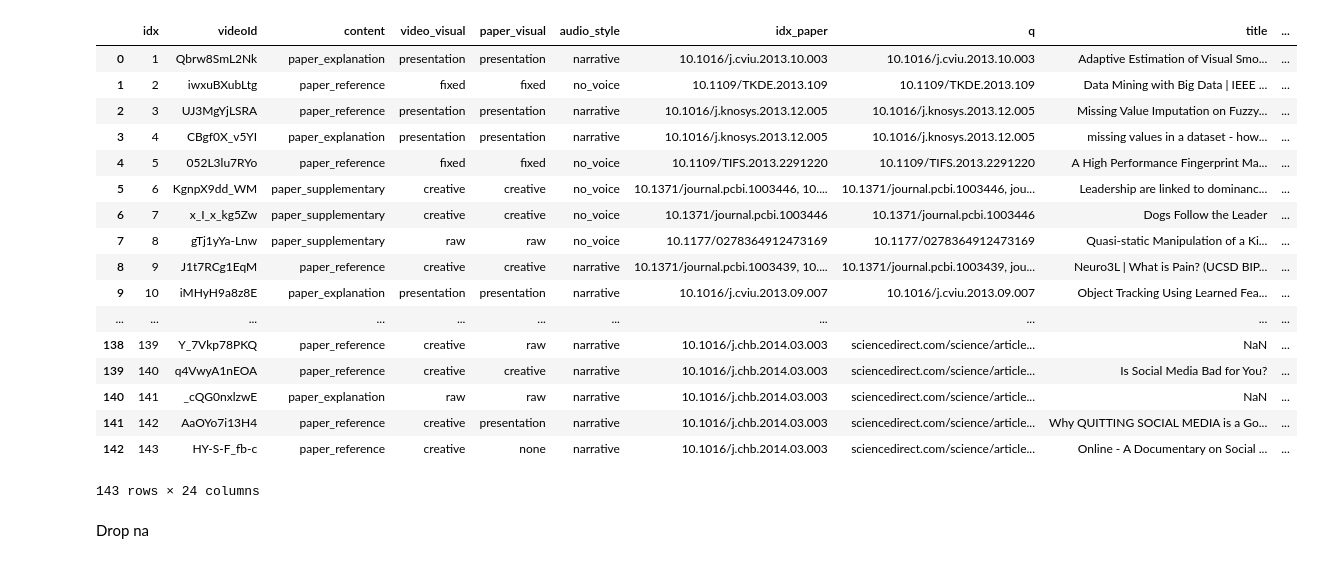
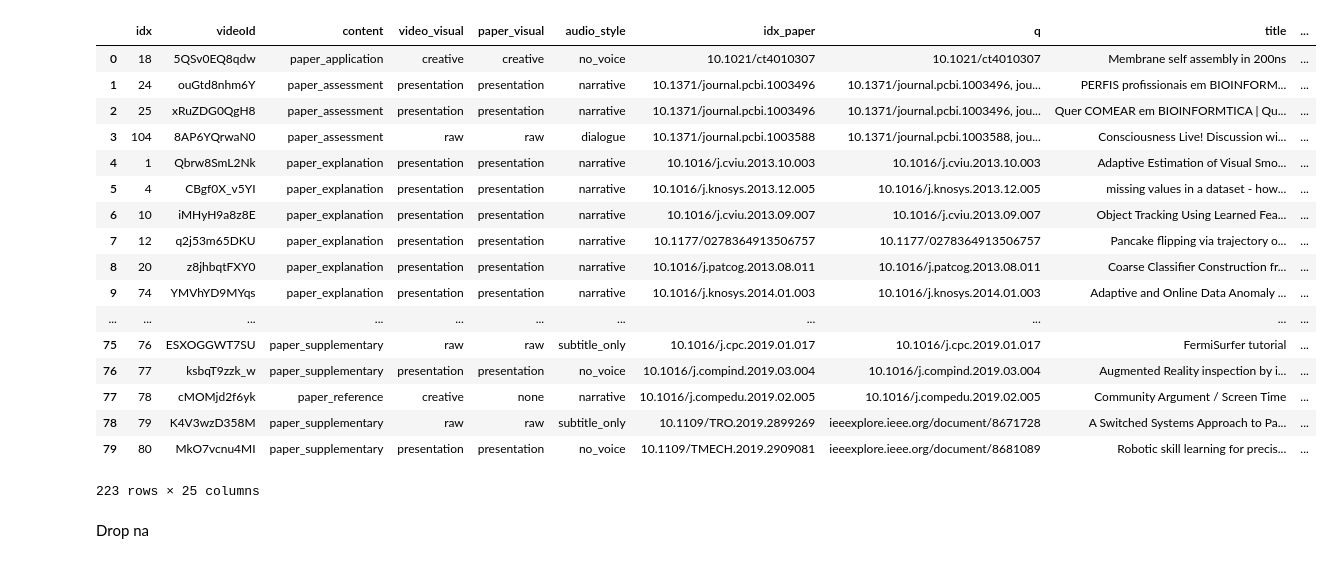
Before and after one commit to Hweemyoung/mastersdegree, a Jupyter notebook: ytcrawl/customs/200805.ipynb, the cells around one changed output. Cells and saved outputs as stored; diff of their text form; code cells hidden in the pictures.

```diff
--- a/ytcrawl/customs/200805.ipynb
+++ b/ytcrawl/customs/200805.ipynb
@@ -16,24 +17,25 @@ data_raw = pd.read_csv("/home/hweem/git/mastersdegree/ytcrawl/customs/scopus/sco
-# %%
-data_raw
-# %% [output]
-|  | idx | videoId | content | video_visual | paper_visual | audio_style | idx_paper | q | title | ... |
-| 0 | 1 | Qbrw8SmL2Nk | paper_explanation | presentation | presentation | narrative | 10.1016/j.cviu.2013.10.003 | 10.1016/j.cviu.2013.10.003 | Adaptive Estimation of Visual Smo... | ... |
-| 1 | 2 | iwxuBXubLtg | paper_reference | fixed | fixed | no_voice | 10.1109/TKDE.2013.109 | 10.1109/TKDE.2013.109 | Data Mining with Big Data | IEEE ... | ... |
-| 2 | 3 | UJ3MgYjLSRA | paper_reference | presentation | presentation | narrative | 10.1016/j.knosys.2013.12.005 | 10.1016/j.knosys.2013.12.005 | Missing Value Imputation on Fuzzy... | ... |
-| 3 | 4 | CBgf0X_v5YI | paper_explanation | presentation | presentation | narrative | 10.1016/j.knosys.2013.12.005 | 10.1016/j.knosys.2013.12.005 | missing values in a dataset - how... | ... |
-| 4 | 5 | 052L3lu7RYo | paper_reference | fixed | fixed | no_voice | 10.1109/TIFS.2013.2291220 | 10.1109/TIFS.2013.2291220 | A High Performance Fingerprint Ma... | ... |
-| 5 | 6 | KgnpX9dd_WM | paper_supplementary | creative | creative | no_voice | 10.1371/journal.pcbi.1003446, 10.... | 10.1371/journal.pcbi.1003446, jou... | Leadership are linked to dominanc... | ... |
-| 6 | 7 | x_I_x_kg5Zw | paper_supplementary | creative | creative | no_voice | 10.1371/journal.pcbi.1003446 | 10.1371/journal.pcbi.1003446 | Dogs Follow the Leader | ... |
-| 7 | 8 | gTj1yYa-Lnw | paper_supplementary | raw | raw | no_voice | 10.1177/0278364912473169 | 10.1177/0278364912473169 | Quasi-static Manipulation of a Ki... | ... |
-| 8 | 9 | J1t7RCg1EqM | paper_reference | creative | creative | narrative | 10.1371/journal.pcbi.1003439, 10.... | 10.1371/journal.pcbi.1003439, jou... | Neuro3L | What is Pain? (UCSD BIP... | ... |
-| 9 | 10 | iMHyH9a8z8E | paper_explanation | presentation | presentation | narrative | 10.1016/j.cviu.2013.09.007 | 10.1016/j.cviu.2013.09.007 | Object Tracking Using Learned Fea... | ... |
-| ... | ... | ... | ... | ... | ... | ... | ... | ... | ... | ... |
-| 138 | 139 | Y_7Vkp78PKQ | paper_reference | creative | raw | narrative | 10.1016/j.chb.2014.03.003 | sciencedirect.com/science/article... | NaN | ... |
-| 139 | 140 | q4VwyA1nEOA | paper_reference | creative | creative | narrative | 10.1016/j.chb.2014.03.003 | sciencedirect.com/science/article... | Is Social Media Bad for You? | ... |
-| 140 | 141 | _cQG0nxlzwE | paper_explanation | raw | raw | narrative | 10.1016/j.chb.2014.03.003 | sciencedirect.com/science/article... | NaN | ... |
-| 141 | 142 | AaOYo7i13H4 | paper_reference | creative | presentation | narrative | 10.1016/j.chb.2014.03.003 | sciencedirect.com/science/article... | Why QUITTING SOCIAL MEDIA is a Go... | ... |
-| 142 | 143 | HY-S-F_fb-c | paper_reference | creative | none | narrative | 10.1016/j.chb.2014.03.003 | sciencedirect.com/science/article... | Online - A Documentary on Social ... | ... |
-143 rows × 24 columns
+# %%
+data_raw = pd.concat([data_raw1, data_raw2], sort=False)
+data_raw
+# %% [output]
+|  | idx | videoId | content | video_visual | paper_visual | audio_style | idx_paper | q | title | ... |
+| 0 | 18 | 5QSv0EQ8qdw | paper_application | creative | creative | no_voice | 10.1021/ct4010307 | 10.1021/ct4010307 | Membrane self assembly in 200ns | ... |
+| 1 | 24 | ouGtd8nhm6Y | paper_assessment | presentation | presentation | narrative | 10.1371/journal.pcbi.1003496 | 10.1371/journal.pcbi.1003496, jou... | PERFIS profissionais em BIOINFORM... | ... |
+| 2 | 25 | xRuZDG0QgH8 | paper_assessment | presentation | presentation | narrative | 10.1371/journal.pcbi.1003496 | 10.1371/journal.pcbi.1003496, jou... | Quer COMEAR em BIOINFORMTICA | Qu... | ... |
+| 3 | 104 | 8AP6YQrwaN0 | paper_assessment | raw | raw | dialogue | 10.1371/journal.pcbi.1003588 | 10.1371/journal.pcbi.1003588, jou... | Consciousness Live! Discussion wi... | ... |
+| 4 | 1 | Qbrw8SmL2Nk | paper_explanation | presentation | presentation | narrative | 10.1016/j.cviu.2013.10.003 | 10.1016/j.cviu.2013.10.003 | Adaptive Estimation of Visual Smo... | ... |
+| 5 | 4 | CBgf0X_v5YI | paper_explanation | presentation | presentation | narrative | 10.1016/j.knosys.2013.12.005 | 10.1016/j.knosys.2013.12.005 | missing values in a dataset - how... | ... |
+| 6 | 10 | iMHyH9a8z8E | paper_explanation | presentation | presentation | narrative | 10.1016/j.cviu.2013.09.007 | 10.1016/j.cviu.2013.09.007 | Object Tracking Using Learned Fea... | ... |
+| 7 | 12 | q2j53m65DKU | paper_explanation | presentation | presentation | narrative | 10.1177/0278364913506757 | 10.1177/0278364913506757 | Pancake flipping via trajectory o... | ... |
+| 8 | 20 | z8jhbqtFXY0 | paper_explanation | presentation | presentation | narrative | 10.1016/j.patcog.2013.08.011 | 10.1016/j.patcog.2013.08.011 | Coarse Classifier Construction fr... | ... |
+| 9 | 74 | YMVhYD9MYqs | paper_explanation | presentation | presentation | narrative | 10.1016/j.knosys.2014.01.003 | 10.1016/j.knosys.2014.01.003 | Adaptive and Online Data Anomaly ... | ... |
+| ... | ... | ... | ... | ... | ... | ... | ... | ... | ... | ... |
+| 75 | 76 | ESXOGGWT7SU | paper_supplementary | raw | raw | subtitle_only | 10.1016/j.cpc.2019.01.017 | 10.1016/j.cpc.2019.01.017 | FermiSurfer tutorial | ... |
+| 76 | 77 | ksbqT9zzk_w | paper_supplementary | presentation | presentation | no_voice | 10.1016/j.compind.2019.03.004 | 10.1016/j.compind.2019.03.004 | Augmented Reality inspection by i... | ... |
+| 77 | 78 | cMOMjd2f6yk | paper_reference | creative | none | narrative | 10.1016/j.compedu.2019.02.005 | 10.1016/j.compedu.2019.02.005 | Community Argument / Screen Time | ... |
+| 78 | 79 | K4V3wzD358M | paper_supplementary | raw | raw | subtitle_only | 10.1109/TRO.2019.2899269 | ieeexplore.ieee.org/document/8671728 | A Switched Systems Approach to Pa... | ... |
+| 79 | 80 | MkO7vcnu4MI | paper_supplementary | presentation | presentation | no_voice | 10.1109/TMECH.2019.2909081 | ieeexplore.ieee.org/document/8681089 | Robotic skill learning for precis... | ... |
+223 rows × 25 columns
 # %% [markdown]
 Drop na
 # %%
```
Also changed, not shown: parts of 19 cells of this notebook, 8 other files.
